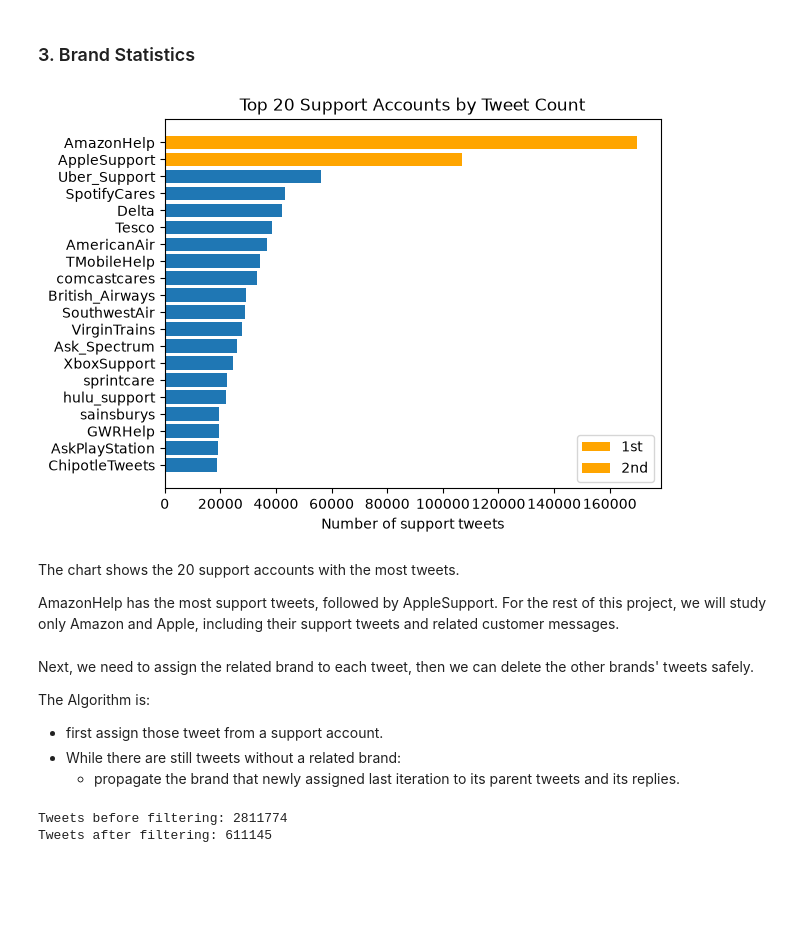
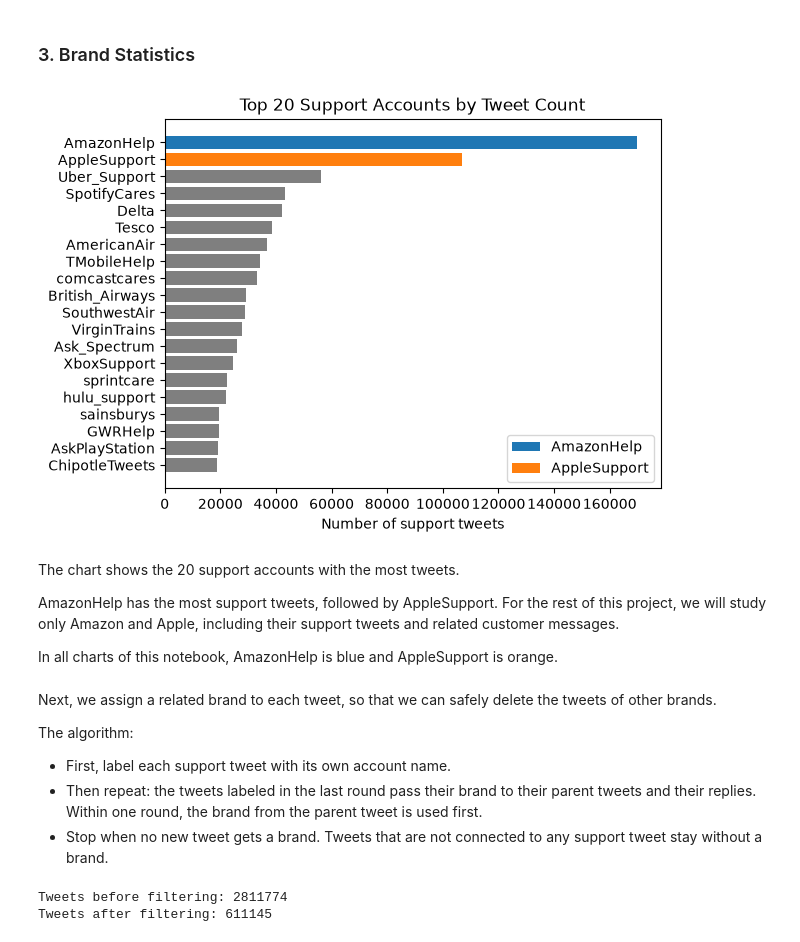
Before and after one commit to Shengyuan-Liu/CustomerSupportAnalysis, a Jupyter notebook: main.ipynb, the cells around one changed output. Cells and saved outputs as stored; diff of their text form; code cells hidden in the pictures; blank space fills up the shorter version.

```diff
--- a/main.ipynb
+++ b/main.ipynb
@@ -24,6 +24,10 @@ We will deliver a system that accepts a customer's query about the products, and
 # %% [markdown]
 ### 1. Read Data
 # %%
+import html
+import os
+import time
+
 import pandas as pd
 import numpy as np
 import matplotlib.pyplot as plt
@@ -36,3 +40,4 @@ from sklearn.feature_extraction.text import TfidfVectorizer
 from sentence_transformers import SentenceTransformer
 
 random_seed = 42
+brand_colors = {"AmazonHelp": "tab:blue", "AppleSupport": "tab:orange"}
@@ -98,28 +101,31 @@ Number of repeated tweet IDs: 0
 # %%
 support_tweets = df[df["inbound"] == False]
 brand_counts = pd.DataFrame({"Support Tweet Count": support_tweets["author_id"].value_counts()})
 top_brands = brand_counts.head(20).sort_values("Support Tweet Count")
 
-plt.barh(top_brands.index, top_brands["Support Tweet Count"])
-plt.barh(top_brands.index[-1], top_brands["Support Tweet Count"].iloc[-1], color="orange", label="1st")
-plt.barh(top_brands.index[-2], top_brands["Support Tweet Count"].iloc[-2], color="orange", label="2nd")
+# Other accounts in gray, the two brands we study in their own colors
+plt.barh(top_brands.index, top_brands["Support Tweet Count"], color="tab:gray")
+plt.barh("AmazonHelp", top_brands.loc["AmazonHelp", "Support Tweet Count"], color=brand_colors["AmazonHelp"], label="AmazonHelp")
+plt.barh("AppleSupport", top_brands.loc["AppleSupport", "Support Tweet Count"], color=brand_colors["AppleSupport"], label="AppleSupport")
 plt.xlabel("Number of support tweets")
 plt.title("Top 20 Support Accounts by Tweet Count")
 plt.legend()
 plt.show()
 # %% [output]
-[figure, old version]
+[figure, new version]
 # %% [markdown]
 The chart shows the 20 support accounts with the most tweets.
 
 AmazonHelp has the most support tweets, followed by AppleSupport.
 For the rest of this project, we will study only Amazon and Apple, including their support tweets and related customer messages.
+
+In all charts of this notebook, AmazonHelp is blue and AppleSupport is orange.
 # %% [markdown]
-Next, we need to assign the related brand to each tweet, then we can delete the other brands' tweets safely.
+Next, we assign a related brand to each tweet, so that we can safely delete the tweets of other brands.
 
-The Algorithm is:
-- first assign those tweet from a support account.
-- While there are still tweets without a related brand:
-    - propagate the brand that newly assigned last iteration to its parent tweets and its replies.
+The algorithm:
+- First, label each support tweet with its own account name.
+- Then repeat: the tweets labeled in the last round pass their brand to their parent tweets and their replies. Within one round, the brand from the parent tweet is used first.
+- Stop when no new tweet gets a brand. Tweets that are not connected to any support tweet stay without a brand.
 # %%
 def find_related_brands(data):
```
Also changed, not shown: parts of 151 cells of this notebook, 1 other file.
